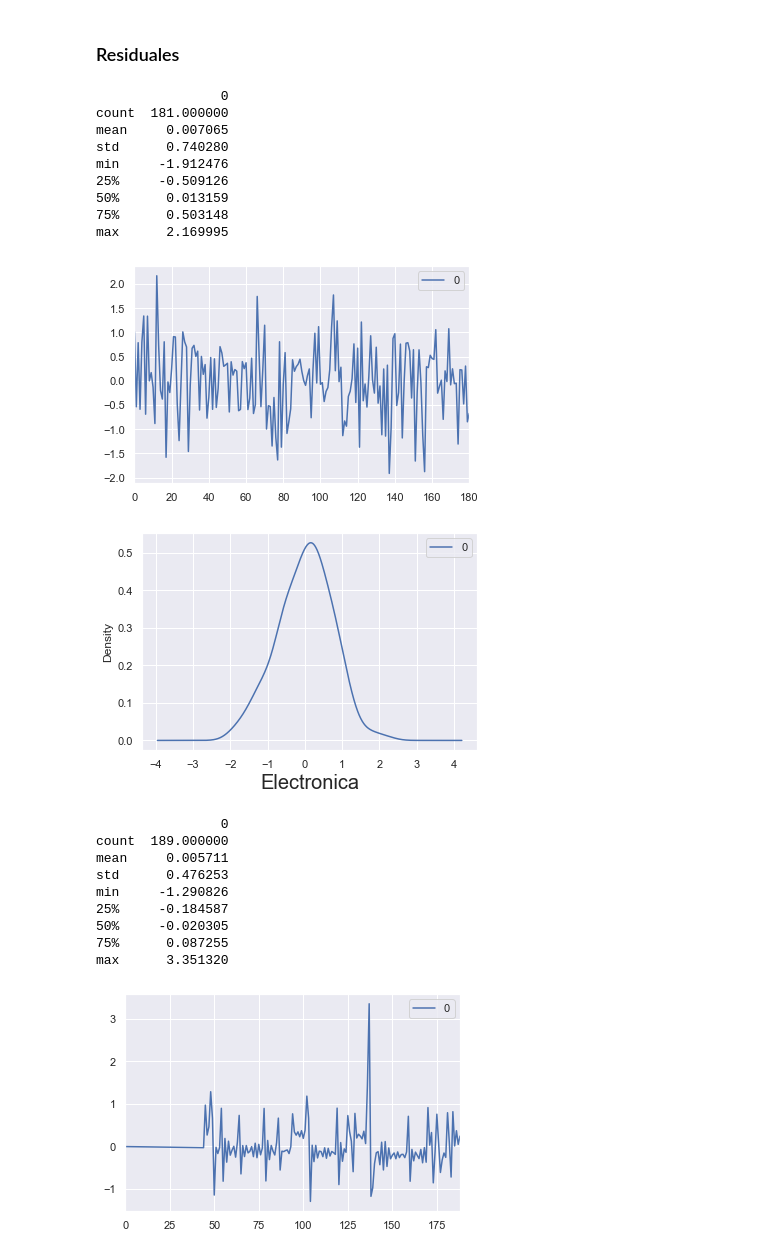
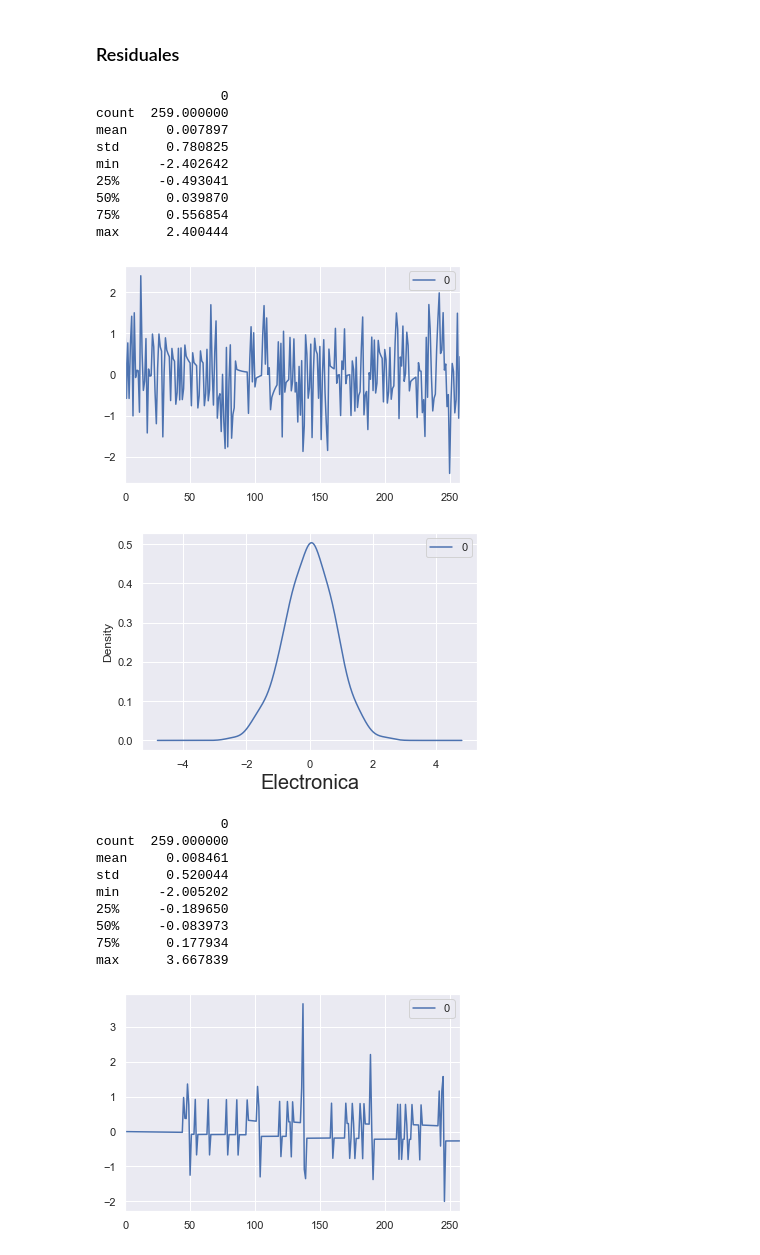
Before and after one commit to dtavera2269/AdvancedMethodsDataAnalysisClass, a Jupyter notebook: Exercises/P1-ARIMA.ipynb, the cells around one changed output. Saved outputs shown, nothing was run; the diff lists cells and outputs as text; code cells hidden in the pictures.

Commit message:
P1 Ajuste mejores modelos

```diff
--- a/Exercises/P1-ARIMA.ipynb
+++ b/Exercises/P1-ARIMA.ipynb
@@ -484,0 +502,28 @@ p: 1 d: 1 q: 2
+# %%
+best_models =[['Electronica',[1,1,1]],['Jamming',[1,1,1]],['Rock',[0,0,1]],['Estereo',[2,0,1]]]
+modelos_b = list()
+for b in best_models:
+
+    x = df[b[0]].values
+    size = int(len(x) * 0.7)
+    train, test = x[0:size], x[size:len(x)]
+    len(test)
+
+    history = [x for x in train]
+    predictions = list()
+    print('Serie:', b[0])
+    print('p:',b[1][0],' d:',b[1][1],' q:',b[1][2])
+    try:
+        for t in range(len(test)):
+            model = ARIMA(history, order=(b[1][0],b[1][1],b[1][2]))
+            model_fit = model.fit(disp=0)
+            output = model_fit.forecast()
+            yhat = output[0]
+            predictions.append(yhat)
+            obs = test[t]
+            history.append(obs)
+        error = mean_squared_error(test, predictions)**0.5
+    except Exception as e:
+        print(e)
+    print('Best MSE: %.3f' % error)
+    modelos_b.append([b[0],model_fit, test, predictions])
@@ -485,10 +543,10 @@ p: 1 d: 1 q: 2
 # %%
-for m in modelos:
+for m in modelos_b:
     #model_fit = m.fit(disp=0)
     print(m[0])
     print(m[1].summary())
-    print(m[2])
-    print(m[3])
+    #print(m[2])
+    #print(m[3])
     print('\n\n\n\n')
 # %% [output]
 Electronica
@@ -511,33 +569,33 @@ Sample:                             1   HQIC                           436.517
 # %% [markdown]
 ### Residuales
 # %%
-for m in modelos:
+for m in modelos_b:
     residuals = pd.DataFrame(m[1].resid)
     print(residuals.describe())
     residuals.plot()
     plt.show()
     residuals.plot(kind='kde')
     plt.xlabel(m[0], fontsize=20);
     plt.show()
 # %% [output]
                 0
-count  181.000000
-mean     0.007065
-std      0.740280
-min     -1.912476
-25%     -0.509126
-50%      0.013159
-75%      0.503148
-max      2.169995
+count  259.000000
+mean     0.007897
+std      0.780825
+min     -2.402642
+25%     -0.493041
+50%      0.039870
+75%      0.556854
+max      2.400444
-[figure, old version]
+[figure, new version]
-[figure, old version]
+[figure, new version]
                 0
-count  189.000000
-mean     0.005711
-std      0.476253
-min     -1.290826
-25%     -0.184587
-50%     -0.020305
-75%      0.087255
-max      3.351320
+count  259.000000
+mean     0.008461
+std      0.520044
+min     -2.005202
+25%     -0.189650
+50%     -0.083973
+75%      0.177934
+max      3.667839
-[figure, old version]
+[figure, new version]
```
Also changed, not shown: parts of 7 cells of this notebook.
